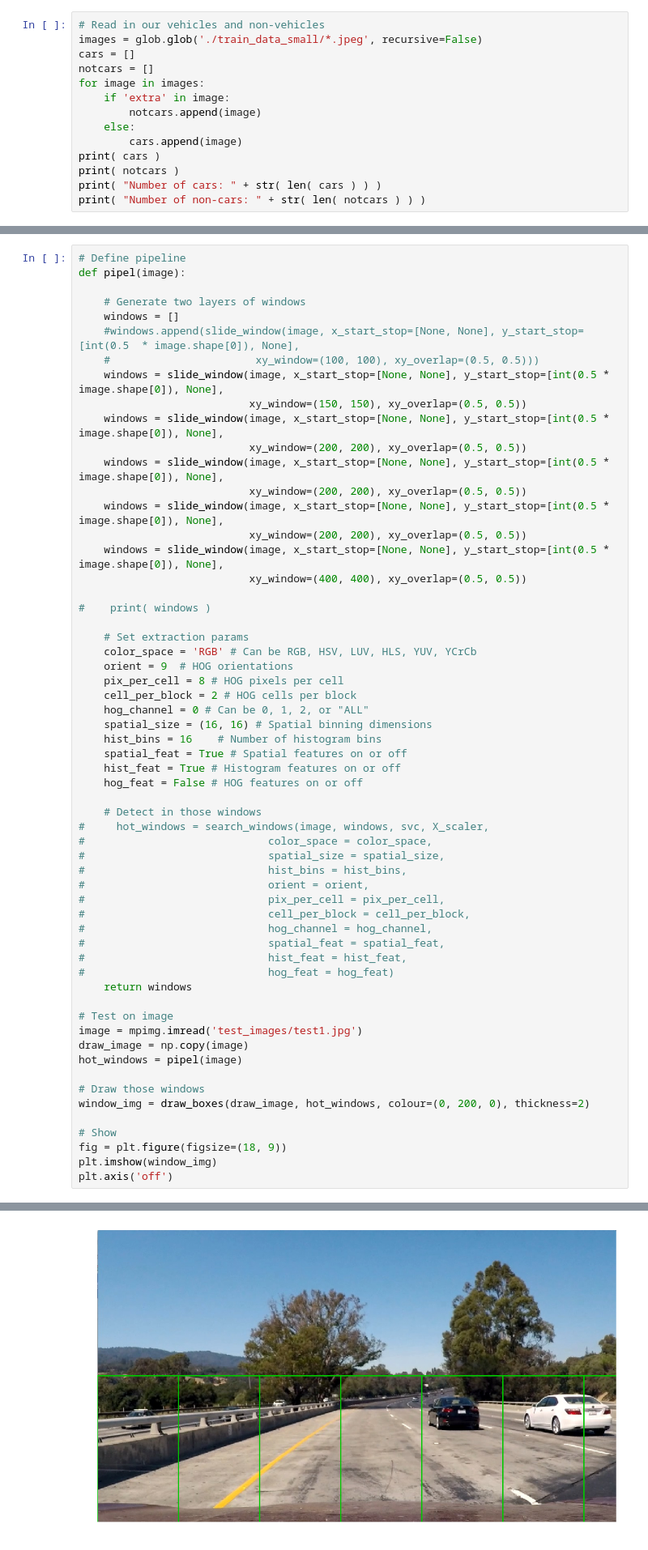
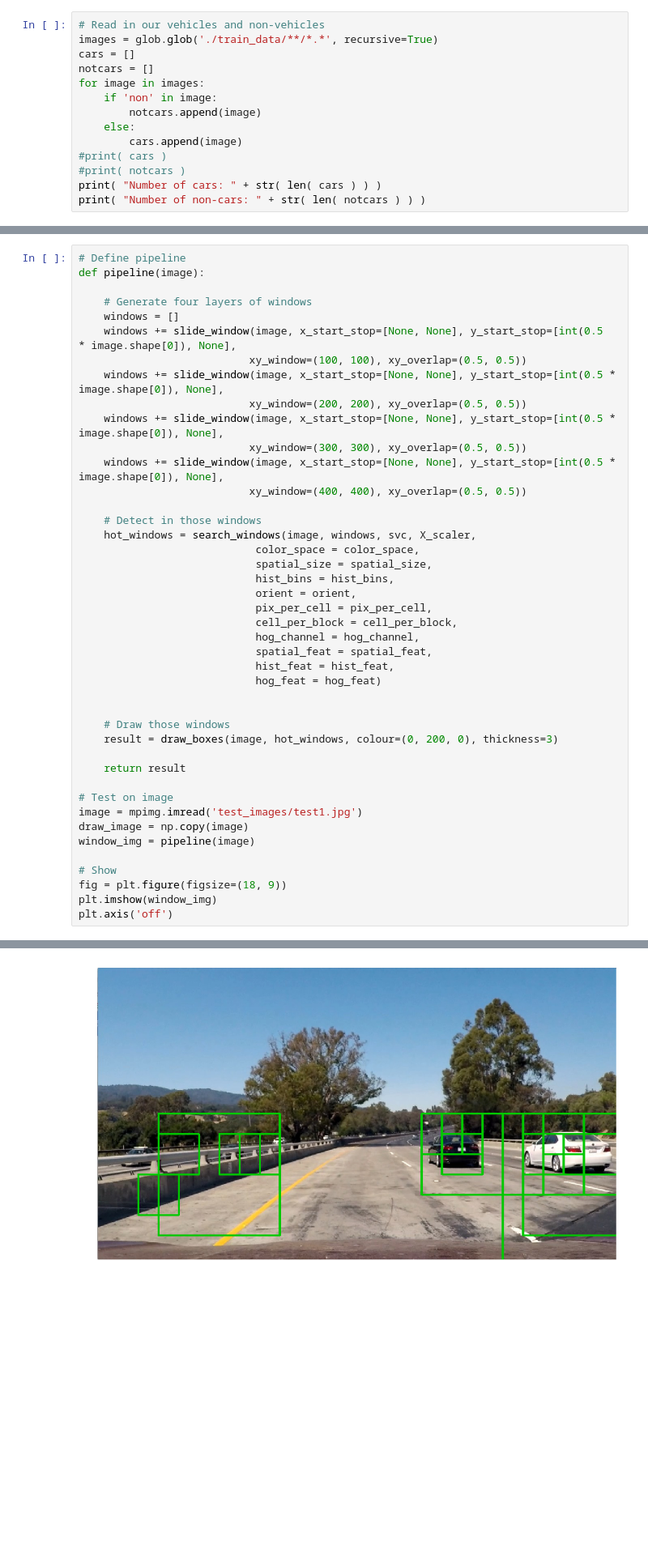
Before and after one commit to tjacobs/CarND-Vehicle-Detection, a Jupyter notebook: Vehicle Detection.ipynb, the cells around one changed output, grey strips where cells are left out. Shown at 81% size. Saved outputs shown, nothing was run; the diff lists cells and outputs as text; blank space fills up the shorter version.

```diff
--- a/Vehicle Detection.ipynb
+++ b/Vehicle Detection.ipynb
@@ -285,16 +262,16 @@ img_small_rgb = img_small_RGB / 255.  # scaled to [0, 1], only for plotting
 ## Read in our training data
 # %%
 # Read in our vehicles and non-vehicles
-images = glob.glob('./train_data_small/*.jpeg', recursive=False)
+images = glob.glob('./train_data/**/*.*', recursive=True)
 cars = []
 notcars = []
 for image in images:
-    if 'extra' in image:
+    if 'non' in image:
         notcars.append(image)
     else:
         cars.append(image)
-print( cars )
-print( notcars )
+#print( cars )
+#print( notcars )
 print( "Number of cars: " + str( len( cars ) ) )
 print( "Number of non-cars: " + str( len( notcars ) ) )
 # %% [output]
@@ -472,62 +497,46 @@ For these 10 labels:  [ 1.  0.]
 # %%
 # Define pipeline
-def pipel(image):
+def pipeline(image):
 
-    # Generate two layers of windows
+    # Generate four layers of windows
     windows = []
-    #windows.append(slide_window(image, x_start_stop=[None, None], y_start_stop=[int(0.5  * image.shape[0]), None],
-    #                       xy_window=(100, 100), xy_overlap=(0.5, 0.5)))
-    windows = slide_window(image, x_start_stop=[None, None], y_start_stop=[int(0.5 * image.shape[0]), None],
-                           xy_window=(150, 150), xy_overlap=(0.5, 0.5))
-    windows = slide_window(image, x_start_stop=[None, None], y_start_stop=[int(0.5 * image.shape[0]), None],
+    windows += slide_window(image, x_start_stop=[None, None], y_start_stop=[int(0.5  * image.shape[0]), None],
+                           xy_window=(100, 100), xy_overlap=(0.5, 0.5))
+    windows += slide_window(image, x_start_stop=[None, None], y_start_stop=[int(0.5 * image.shape[0]), None],
                            xy_window=(200, 200), xy_overlap=(0.5, 0.5))
-    windows = slide_window(image, x_start_stop=[None, None], y_start_stop=[int(0.5 * image.shape[0]), None],
-                           xy_window=(200, 200), xy_overlap=(0.5, 0.5))
-    windows = slide_window(image, x_start_stop=[None, None], y_start_stop=[int(0.5 * image.shape[0]), None],
-                           xy_window=(200, 200), xy_overlap=(0.5, 0.5))
-    windows = slide_window(image, x_start_stop=[None, None], y_start_stop=[int(0.5 * image.shape[0]), None],
+    windows += slide_window(image, x_start_stop=[None, None], y_start_stop=[int(0.5 * image.shape[0]), None],
+                           xy_window=(300, 300), xy_overlap=(0.5, 0.5))
+    windows += slide_window(image, x_start_stop=[None, None], y_start_stop=[int(0.5 * image.shape[0]), None],
                            xy_window=(400, 400), xy_overlap=(0.5, 0.5))
 
-#    print( windows )
+    # Detect in those windows
+    hot_windows = search_windows(image, windows, svc, X_scaler,
+                            color_space = color_space,
+                            spatial_size = spatial_size,
+                            hist_bins = hist_bins,
+                            orient = orient,
+                            pix_per_cell = pix_per_cell,
+                            cell_per_block = cell_per_block,
+                            hog_channel = hog_channel,
+                            spatial_feat = spatial_feat,
+                            hist_feat = hist_feat,
+                            hog_feat = hog_feat)
 
-    # Set extraction params
-    color_space = 'RGB' # Can be RGB, HSV, LUV, HLS, YUV, YCrCb
-    orient = 9  # HOG orientations
-    pix_per_cell = 8 # HOG pixels per cell
-    cell_per_block = 2 # HOG cells per block
-    hog_channel = 0 # Can be 0, 1, 2, or "ALL"
-    spatial_size = (16, 16) # Spatial binning dimensions
-    hist_bins = 16    # Number of histogram bins
-    spatial_feat = True # Spatial features on or off
-    hist_feat = True # Histogram features on or off
-    hog_feat = False # HOG features on or off
 
-    # Detect in those windows
-#     hot_windows = search_windows(image, windows, svc, X_scaler,
-#                             color_space = color_space,
-#                             spatial_size = spatial_size,
-#                             hist_bins = hist_bins,
-#                             orient = orient,
-#                             pix_per_cell = pix_per_cell,
-#                             cell_per_block = cell_per_block,
-#                             hog_channel = hog_channel,
-#                             spatial_feat = spatial_feat,
-#                             hist_feat = hist_feat,
-#                             hog_feat = hog_feat)
-    return windows
+    # Draw those windows
+    result = draw_boxes(image, hot_windows, colour=(0, 200, 0), thickness=3)
+
+    return result
 
 # Test on image
 image = mpimg.imread('test_images/test1.jpg')
 draw_image = np.copy(image)
-hot_windows = pipel(image)
-
-# Draw those windows
-window_img = draw_boxes(draw_image, hot_windows, colour=(0, 200, 0), thickness=2)
+window_img = pipeline(image)
 
 # Show
 fig = plt.figure(figsize=(18, 9))
 plt.imshow(window_img)
 plt.axis('off')
 # %% [output]
 (-0.5, 1279.5, 719.5, -0.5)
-[figure, old version]
+[figure, new version]
```
Also changed, not shown: parts of 17 cells of this notebook.
